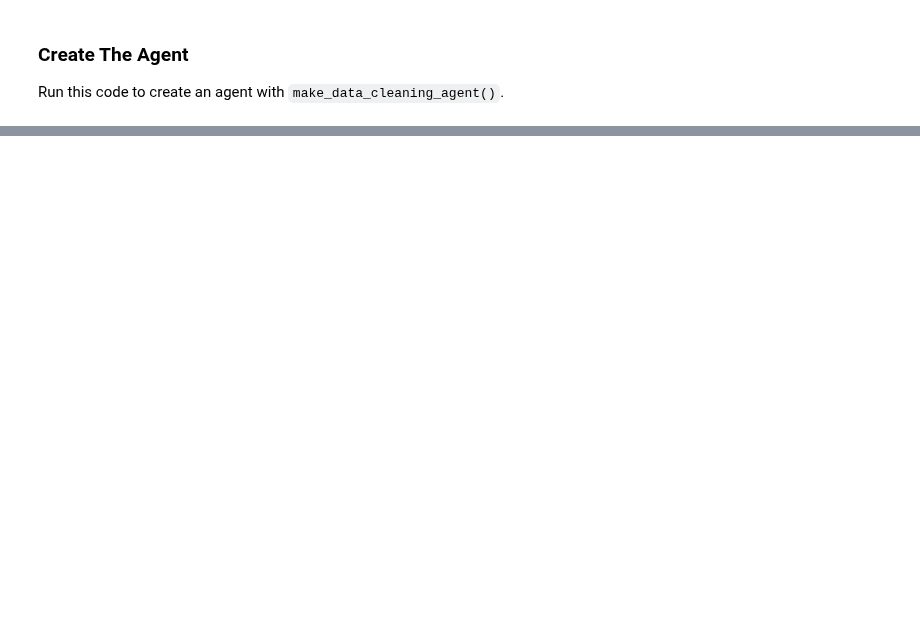
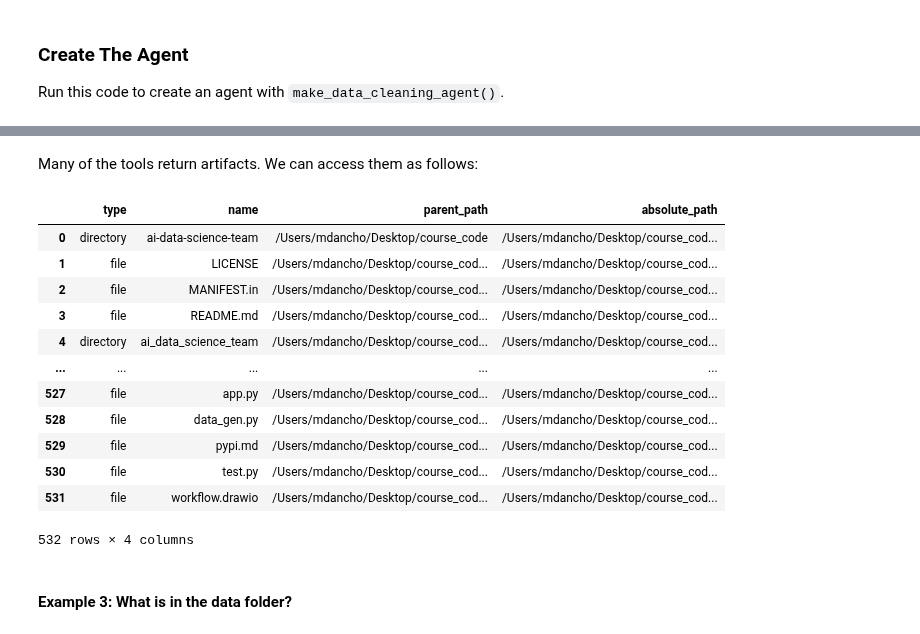
Before and after one commit to szl0144/stock-data-analysis-agent, a Jupyter notebook: examples/data_loader_tools_agent.ipynb, the cells around one changed output, grey strips where cells are left out. Saved outputs shown, nothing was run; the diff lists cells and outputs as text; code cells hidden in the pictures; blank space fills up the shorter version.

```diff
--- a/examples/data_loader_tools_agent.ipynb
+++ b/examples/data_loader_tools_agent.ipynb
@@ -258,0 +131,20 @@ data_cleaning_agent.get_recommended_cleaning_steps(markdown=True)
+# %% [markdown]
+Many of the tools return artifacts. We can access them as follows:
+# %%
+data_loader_agent.get_artifacts(as_dataframe=True)
+# %% [output]
+|  | type | name | parent_path | absolute_path |
+| 0 | directory | ai-data-science-team | /Users/mdancho/Desktop/course_code | /Users/mdancho/Desktop/course_cod... |
+| 1 | file | LICENSE | /Users/mdancho/Desktop/course_cod... | /Users/mdancho/Desktop/course_cod... |
+| 2 | file | MANIFEST.in | /Users/mdancho/Desktop/course_cod... | /Users/mdancho/Desktop/course_cod... |
+| 3 | file | README.md | /Users/mdancho/Desktop/course_cod... | /Users/mdancho/Desktop/course_cod... |
+| 4 | directory | ai_data_science_team | /Users/mdancho/Desktop/course_cod... | /Users/mdancho/Desktop/course_cod... |
+| ... | ... | ... | ... | ... |
+| 527 | file | app.py | /Users/mdancho/Desktop/course_cod... | /Users/mdancho/Desktop/course_cod... |
+| 528 | file | data_gen.py | /Users/mdancho/Desktop/course_cod... | /Users/mdancho/Desktop/course_cod... |
+| 529 | file | pypi.md | /Users/mdancho/Desktop/course_cod... | /Users/mdancho/Desktop/course_cod... |
+| 530 | file | test.py | /Users/mdancho/Desktop/course_cod... | /Users/mdancho/Desktop/course_cod... |
+| 531 | file | workflow.drawio | /Users/mdancho/Desktop/course_cod... | /Users/mdancho/Desktop/course_cod... |
+532 rows × 4 columns
+# %% [markdown]
+#### Example 3: What is in the data folder?
```
Also changed, not shown: parts of 47 cells of this notebook, 2 other files.
